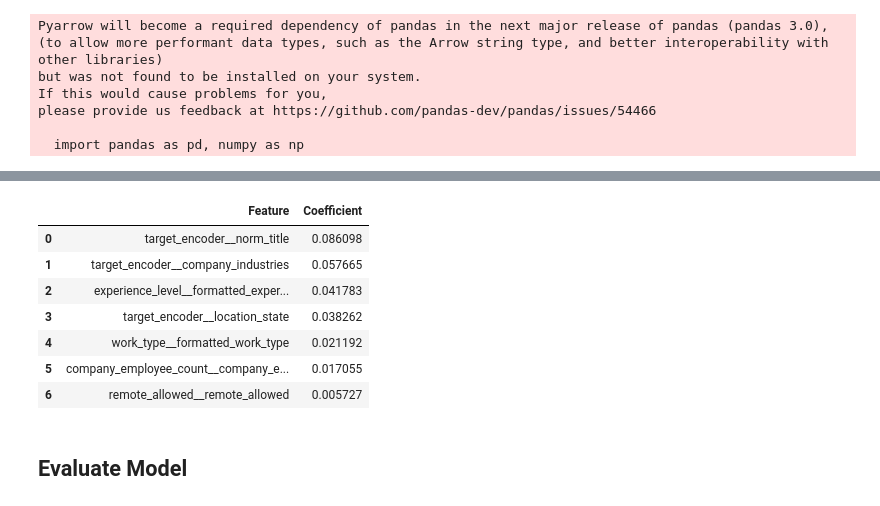
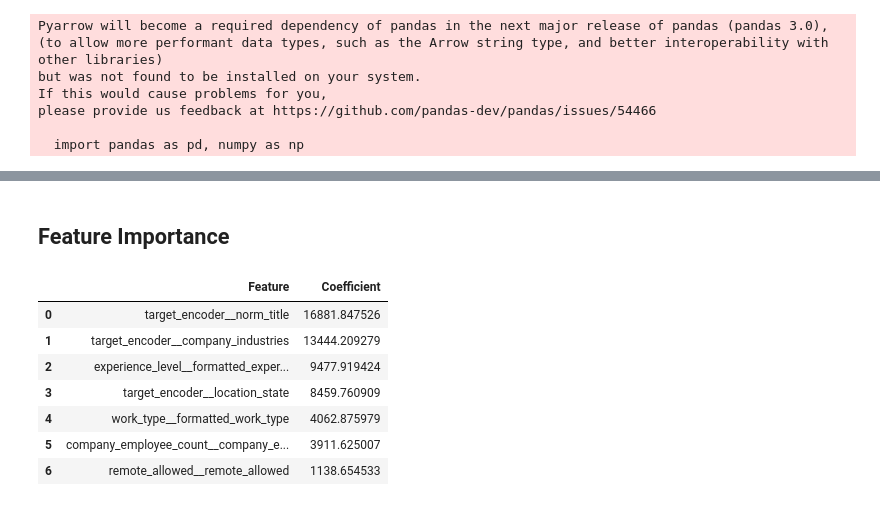
Before and after one commit to nginyc/job_posting_salary_prediction, a Jupyter notebook: train_linear_model.ipynb, the cells around one changed output, grey strips where cells are left out. Drawn from its saved outputs; the diff is of its cells as text; code cells hidden in the pictures.

```diff
--- a/train_linear_model.ipynb
+++ b/train_linear_model.ipynb
@@ -43,5 +25,5 @@ memory usage: 3.7+ MB
 # %%
-preprocessor = make_pipeline(
+model = salary.train_evaluate_model(make_pipeline(
     ColumnTransformer(
         transformers=[
             ('target_encoder', TargetEncoder(), ['norm_title', 'location_state', 'company_industries']),
@@ -52,13 +34,7 @@ preprocessor = make_pipeline(
         ],
         remainder='drop'
     ),
-    StandardScaler()
-)
-
-X_train = preprocessor.fit_transform(df_X_train, df_y_train)
-print('X shape', X_train.shape)
-y_train = df_y_train.values
-
-model = LinearRegression()
-model.fit(X_train, y_train)
+    StandardScaler(),
+    LinearRegression()
+))
 # %% [output]
@@ -66,0 +50,19 @@ LinearRegression()
+# %%
+model_log = salary.train_evaluate_model(make_pipeline(
+    ColumnTransformer(
+        transformers=[
+            ('target_encoder', TargetEncoder(), ['norm_title', 'location_state', 'company_industries']),
+            ('experience_level', salary.experience_level_encoder, ['formatted_experience_level']),
+            ('work_type', salary.work_type_encoder, ['formatted_work_type']),
+            ('remote_allowed', 'passthrough', ['remote_allowed']),
+            ('company_employee_count', SimpleImputer(strategy='median'), ['company_employee_count']),
+        ],
+        remainder='drop'
+    ),
+    StandardScaler(),
+    TransformedTargetRegressor(
+        regressor=LinearRegression(),
+        func=np.log10,
+        inverse_func=lambda x: 10**x
+    )
+))
@@ -66,0 +77,3 @@ LinearRegression()
+# %%
+best_model = model
+best_model
@@ -67,19 +98,19 @@ LinearRegression()
+# %% [markdown]
+## Feature Importance
 # %%
-feature_names = preprocessor.get_feature_names_out(df_X_train.columns)
+feature_names = best_model[:-1].get_feature_names_out(salary.df_X.columns)
 
 def get_important_features(coef, n=10):
     idxs = np.flip(np.argsort(np.abs(coef))[-n:])
     return pd.DataFrame([feature_names[idxs], coef[idxs]], index=["Feature", "Coefficient"]).transpose()
 
-get_important_features(model.coef_)
+get_important_features(best_model[-1].coef_)
 # %% [output]
 |  | Feature | Coefficient |
-| 0 | target_encoder__norm_title | 0.086098 |
-| 1 | target_encoder__company_industries | 0.057665 |
-| 2 | experience_level__formatted_exper... | 0.041783 |
-| 3 | target_encoder__location_state | 0.038262 |
-| 4 | work_type__formatted_work_type | 0.021192 |
-| 5 | company_employee_count__company_e... | 0.017055 |
-| 6 | remote_allowed__remote_allowed | 0.005727 |
+| 0 | target_encoder__norm_title | 16881.847526 |
+| 1 | target_encoder__company_industries | 13444.209279 |
+| 2 | experience_level__formatted_exper... | 9477.919424 |
+| 3 | target_encoder__location_state | 8459.760909 |
+| 4 | work_type__formatted_work_type | 4062.875979 |
+| 5 | company_employee_count__company_e... | 3911.625007 |
+| 6 | remote_allowed__remote_allowed | 1138.654533 |
-# %% [markdown]
-## Evaluate Model
```
Also changed, not shown: parts of 11 cells of this notebook, 3 other files.
